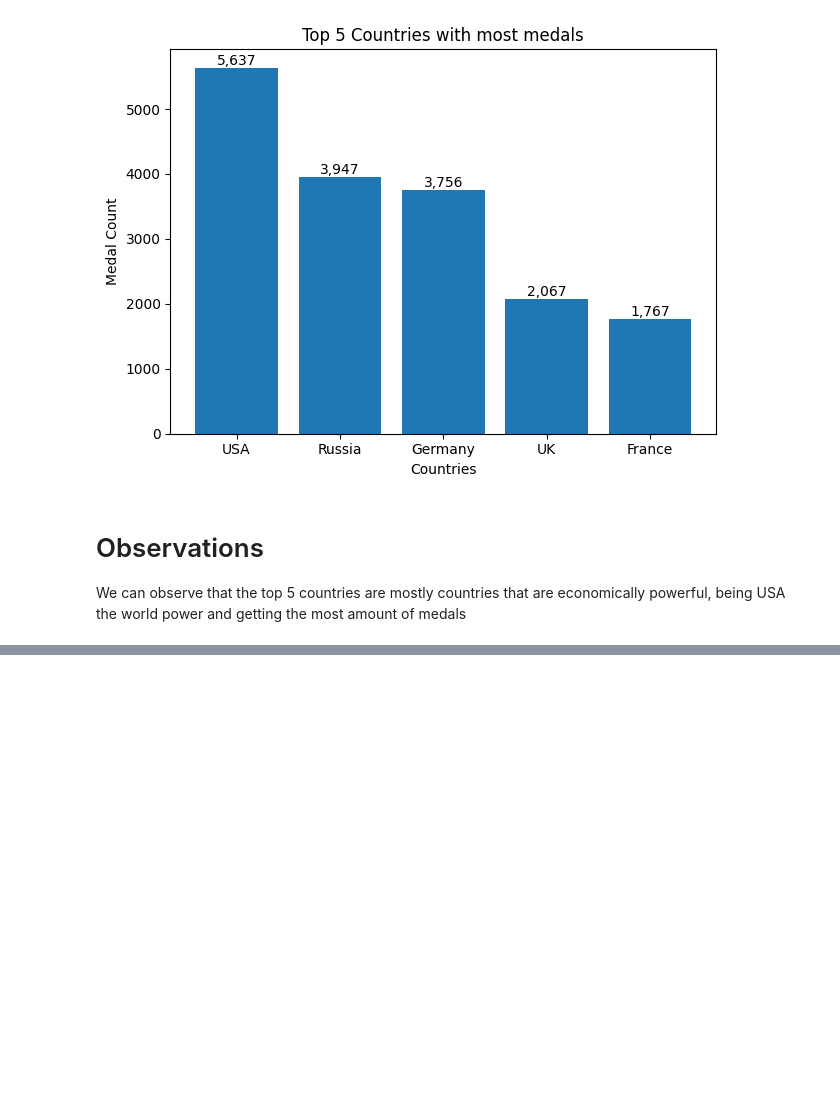
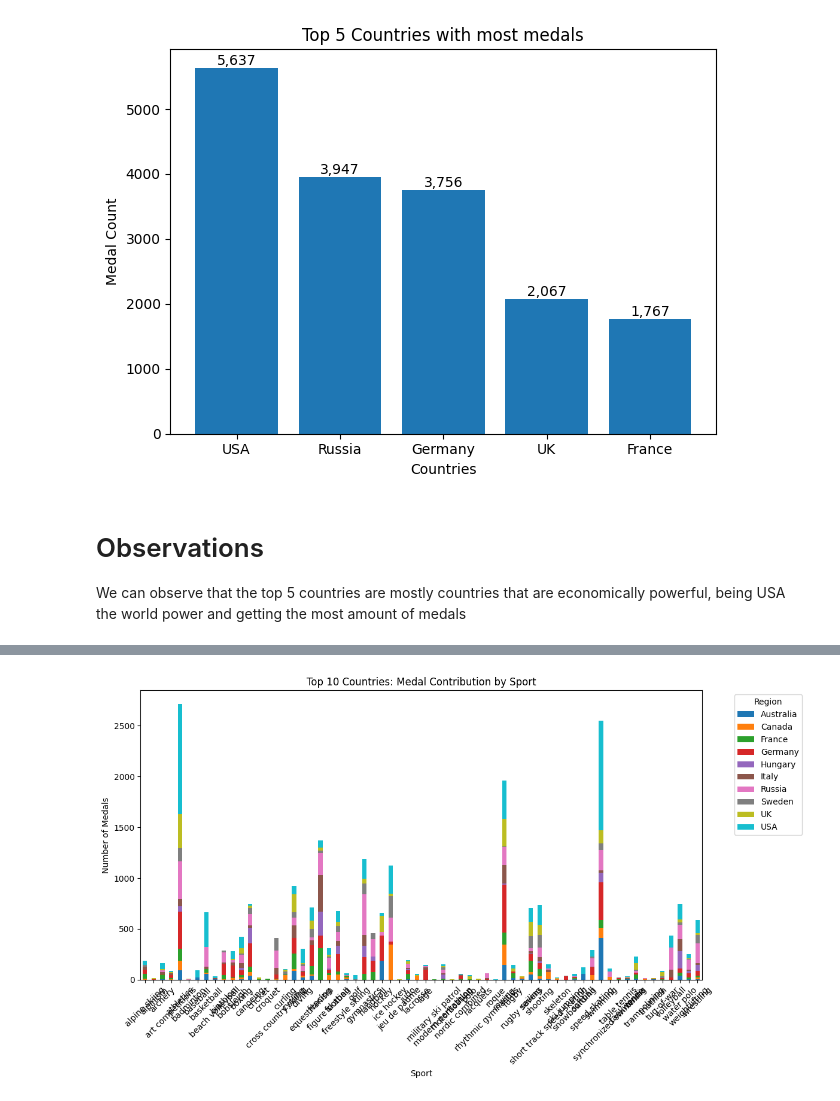
Before and after one commit to fabiohj7/DSA2-Final_Project, a Jupyter notebook: preprocessing.ipynb, the cells around one changed output, grey strips where cells are left out. Saved outputs shown, nothing was run; the diff lists cells and outputs as text; code cells hidden in the pictures; blank space fills up the shorter version.

```diff
--- a/preprocessing.ipynb
+++ b/preprocessing.ipynb
@@ -145,0 +151,22 @@ medals_on_sports.head()
+# %%
+country_medals = cleaned_data[cleaned_data['Medal_Won'] == 1].groupby('region')['Medal_Won'].count().reset_index()
+top_countries = country_medals.nlargest(10, 'Medal_Won')['region']
+
+# Filter dataset for top countries
+filtered_df = cleaned_data[cleaned_data['region'].isin(top_countries)]
+
+# Re-aggregate by sport and region
+filtered_sport_medals = filtered_df[filtered_df['Medal_Won'] == 1].groupby(['Sport', 'region'])['Medal_Won'].count().reset_index()
+sport_medals_pivot = filtered_sport_medals.pivot(index='Sport', columns='region', values='Medal_Won').fillna(0)
+
+# Plot
+sport_medals_pivot.plot(kind='bar', stacked=True, figsize=(12, 7))
+plt.title("Top 10 Countries: Medal Contribution by Sport")
+plt.ylabel("Number of Medals")
+plt.xlabel("Sport")
+plt.legend(title="Region", bbox_to_anchor=(1.05, 1), loc='upper left')
+
+plt.tight_layout()
+plt.show()
+# %% [output]
+[figure, added]
```
Also changed, not shown: parts of 1 cell of this notebook.
